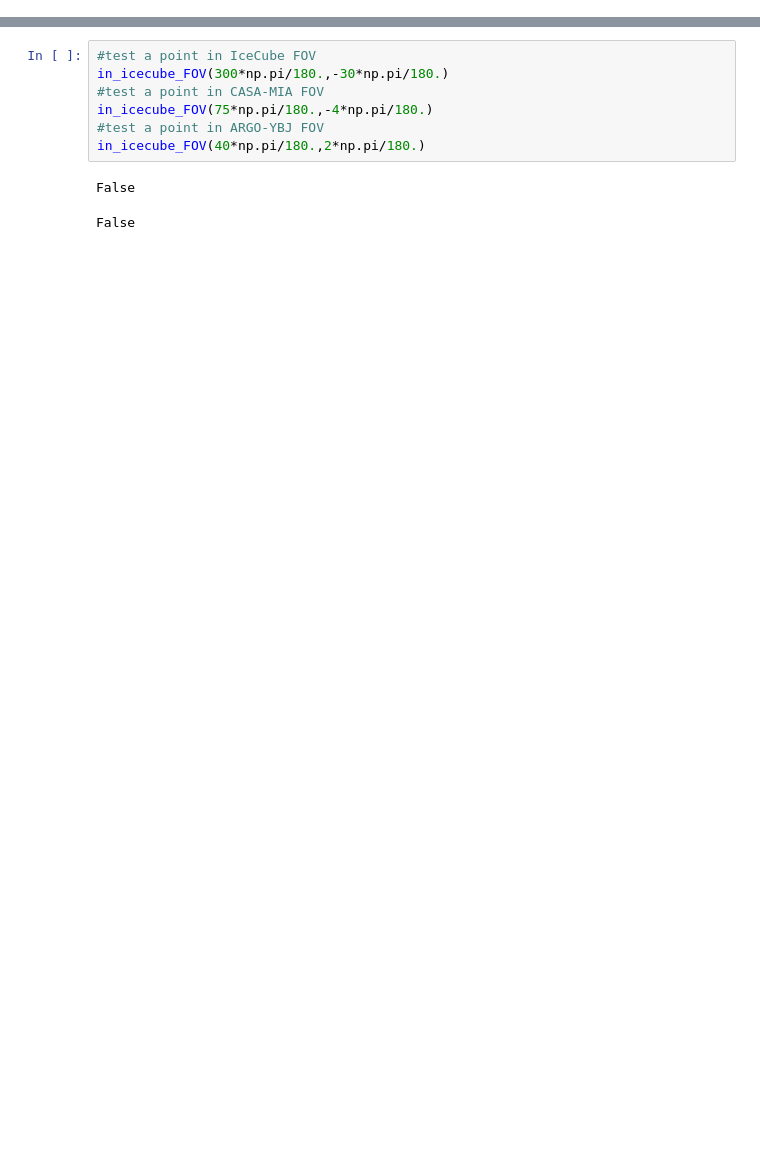
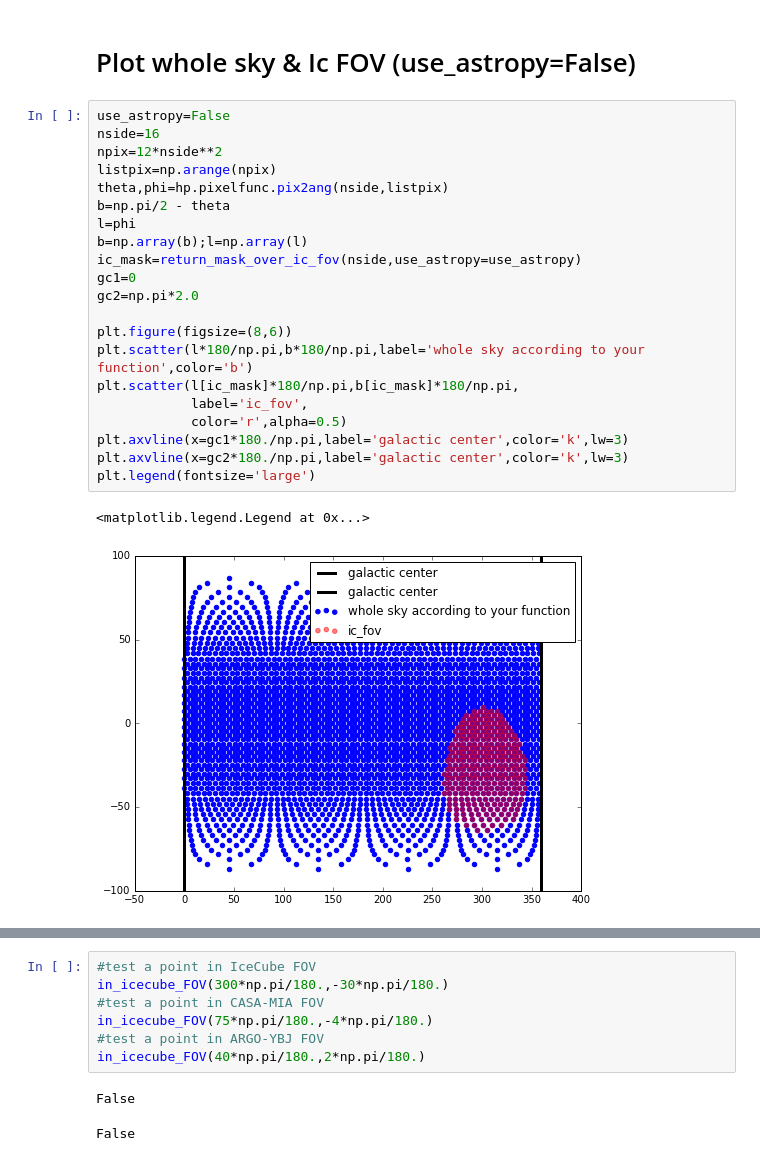
Before and after one commit to hershalpandya/notebooks, a Jupyter notebook: ic_fov_sent_to_grasso.ipynb, the cells around one changed output, grey strips where cells are left out. Drawn from its saved outputs; the diff is of its cells as text; blank space fills up the shorter version.

Commit message:
include mask and better plots

```diff
--- a/ic_fov_sent_to_grasso.ipynb
+++ b/ic_fov_sent_to_grasso.ipynb
@@ -86,0 +138,26 @@ def eq2gal_radians(ra,dec):
+# %% [markdown]
+# Plot whole sky & Ic FOV (use_astropy=False)
+# %%
+use_astropy=False
+nside=16
+npix=12*nside**2
+listpix=np.arange(npix)
+theta,phi=hp.pixelfunc.pix2ang(nside,listpix)
+b=np.pi/2 - theta
+l=phi
+b=np.array(b);l=np.array(l)
+ic_mask=return_mask_over_ic_fov(nside,use_astropy=use_astropy)
+gc1=0
+gc2=np.pi*2.0
+
+plt.figure(figsize=(8,6))
+plt.scatter(l*180/np.pi,b*180/np.pi,label='whole sky according to your function',color='b')
+plt.scatter(l[ic_mask]*180/np.pi,b[ic_mask]*180/np.pi,
+            label='ic_fov',
+            color='r',alpha=0.5)
+plt.axvline(x=gc1*180./np.pi,label='galactic center',color='k',lw=3)
+plt.axvline(x=gc2*180./np.pi,label='galactic center',color='k',lw=3)
+plt.legend(fontsize='large')
+# %% [output]
+<matplotlib.legend.Legend at 0x...>
+[figure, added]
```
Also changed, not shown: parts of 16 cells of this notebook, 1 other file.
